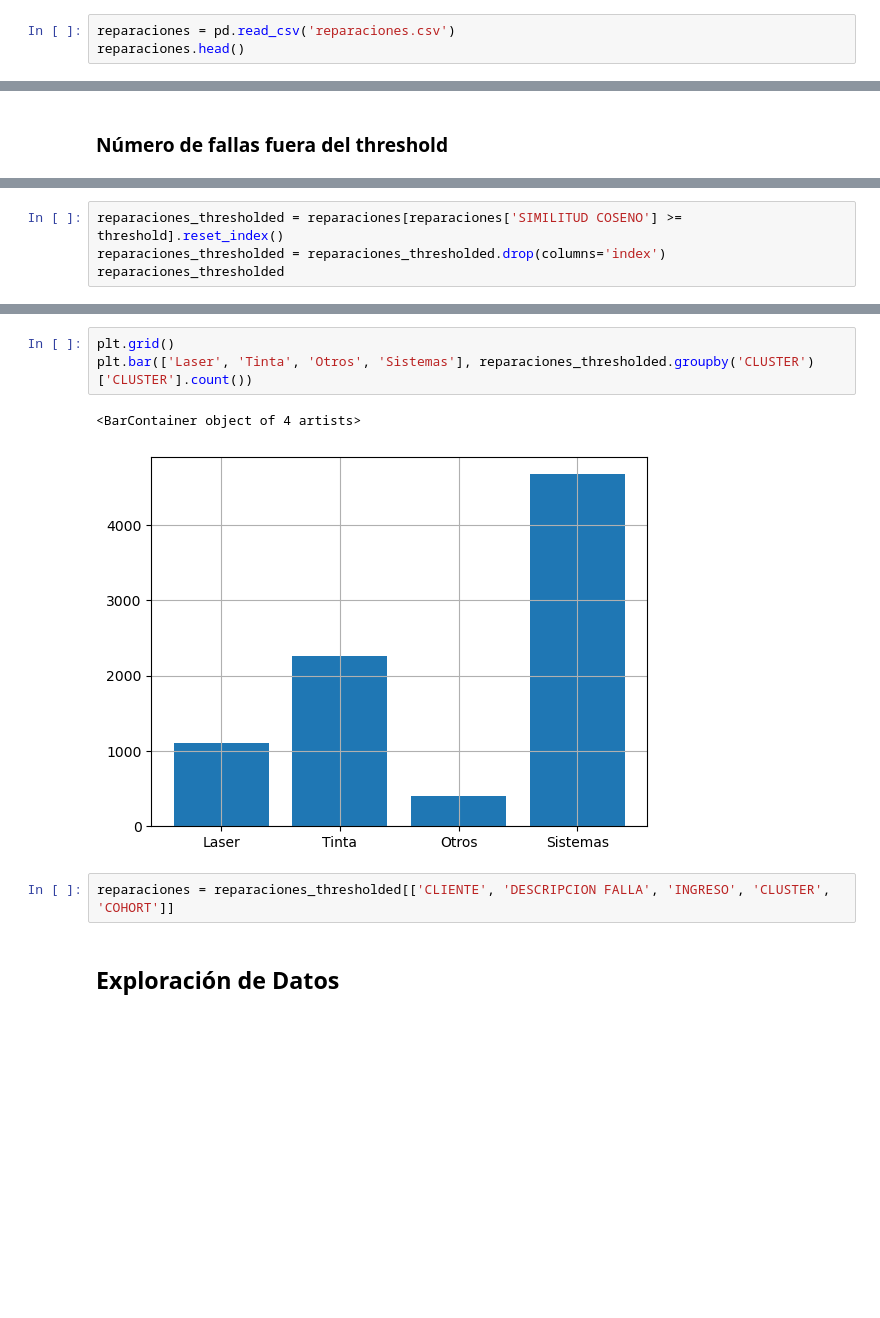
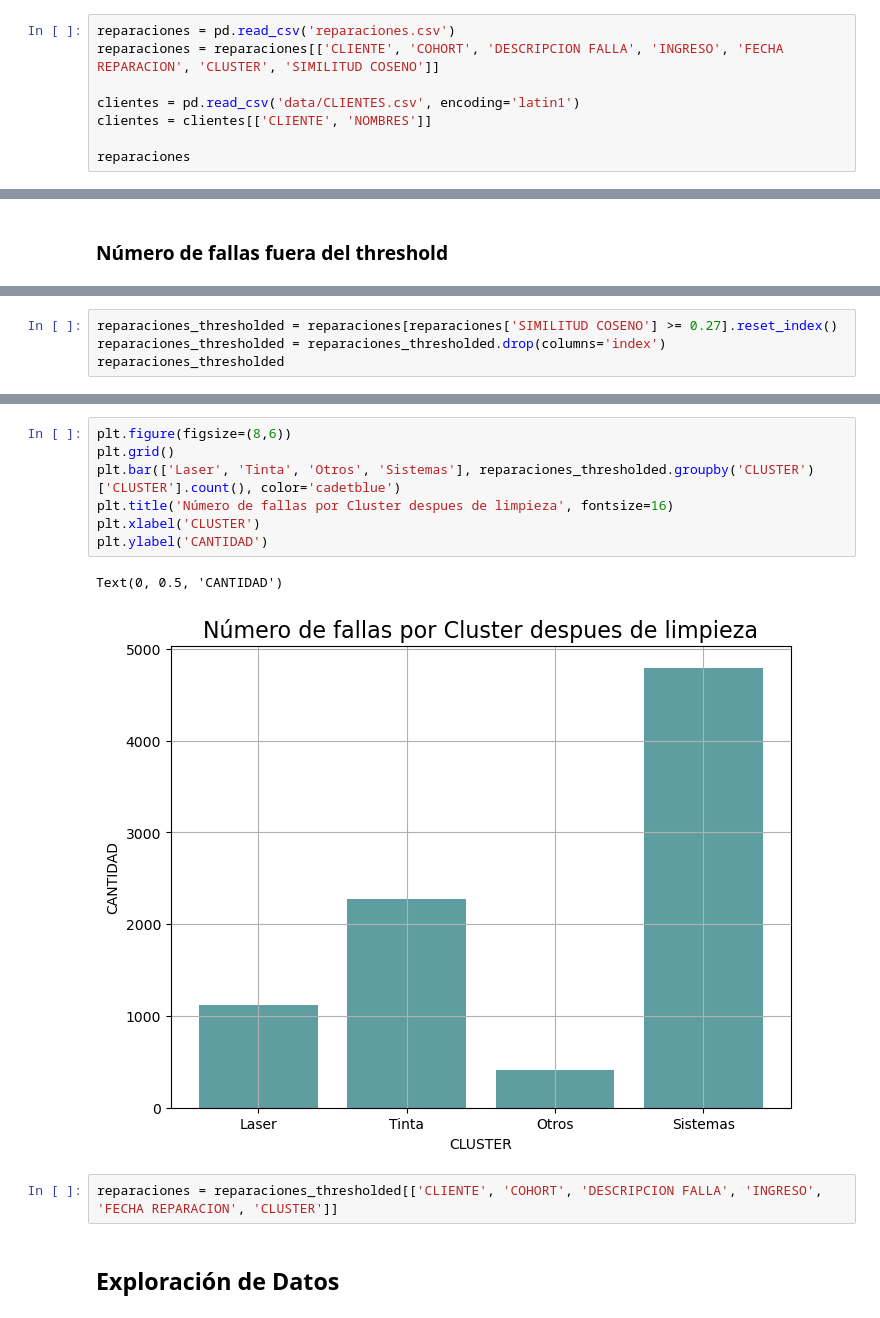
Before and after one commit to luisejdm/Analisis_de_datos_financieros_y_de_diseno_de_indicadores, a Jupyter notebook: Proyecto/Proyecto.ipynb, the cells around one changed output, grey strips where cells are left out. Drawn from its saved outputs; the diff is of its cells as text; blank space fills up the shorter version.

```diff
--- a/Proyecto/Proyecto.ipynb
+++ b/Proyecto/Proyecto.ipynb
@@ -29,5 +30,10 @@ warnings.filterwarnings('ignore')
 ## Carga de Datos
 # %%
 reparaciones = pd.read_csv('reparaciones.csv')
-reparaciones.head()
+reparaciones = reparaciones[['CLIENTE', 'COHORT', 'DESCRIPCION FALLA', 'INGRESO', 'FECHA REPARACION', 'CLUSTER', 'SIMILITUD COSENO']]
+
+clientes = pd.read_csv('data/CLIENTES.csv', encoding='latin1')
+clientes = clientes[['CLIENTE', 'NOMBRES']]
+
+reparaciones
 # %% [output]
@@ -89,5 +105,5 @@ plt.grid()
 # %%
-reparaciones_thresholded = reparaciones[reparaciones['SIMILITUD COSENO'] >= threshold].reset_index()
+reparaciones_thresholded = reparaciones[reparaciones['SIMILITUD COSENO'] >= 0.27].reset_index()
 reparaciones_thresholded = reparaciones_thresholded.drop(columns='index')
 reparaciones_thresholded
 # %% [output]
@@ -107,11 +123,15 @@ reparaciones_thresholded
 # %%
+plt.figure(figsize=(8,6))
 plt.grid()
-plt.bar(['Laser', 'Tinta', 'Otros', 'Sistemas'], reparaciones_thresholded.groupby('CLUSTER')['CLUSTER'].count())
+plt.bar(['Laser', 'Tinta', 'Otros', 'Sistemas'], reparaciones_thresholded.groupby('CLUSTER')['CLUSTER'].count(), color='cadetblue')
+plt.title('Número de fallas por Cluster despues de limpieza', fontsize=16)
+plt.xlabel('CLUSTER')
+plt.ylabel('CANTIDAD')
 # %% [output]
-<BarContainer object of 4 artists>
+Text(0, 0.5, 'CANTIDAD')
-[figure, old version]
+[figure, new version]
 # %%
-reparaciones = reparaciones_thresholded[['CLIENTE', 'DESCRIPCION FALLA', 'INGRESO', 'CLUSTER', 'COHORT']]
+reparaciones = reparaciones_thresholded[['CLIENTE', 'COHORT', 'DESCRIPCION FALLA', 'INGRESO', 'FECHA REPARACION', 'CLUSTER']]
 # %% [markdown]
 ## Exploración de Datos
 # %%
```
Also changed, not shown: parts of 15 cells of this notebook, 4 other files.
